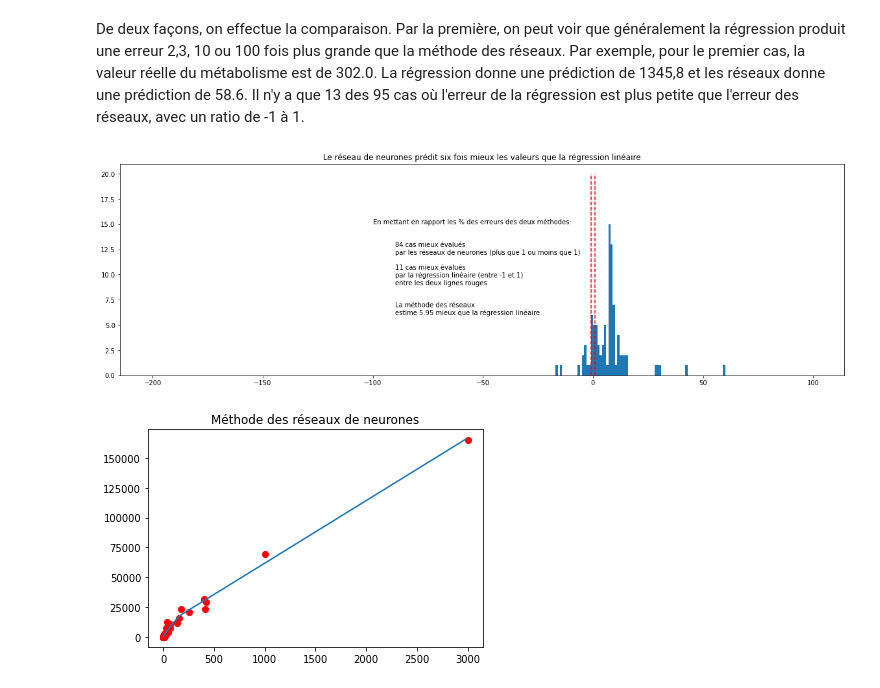
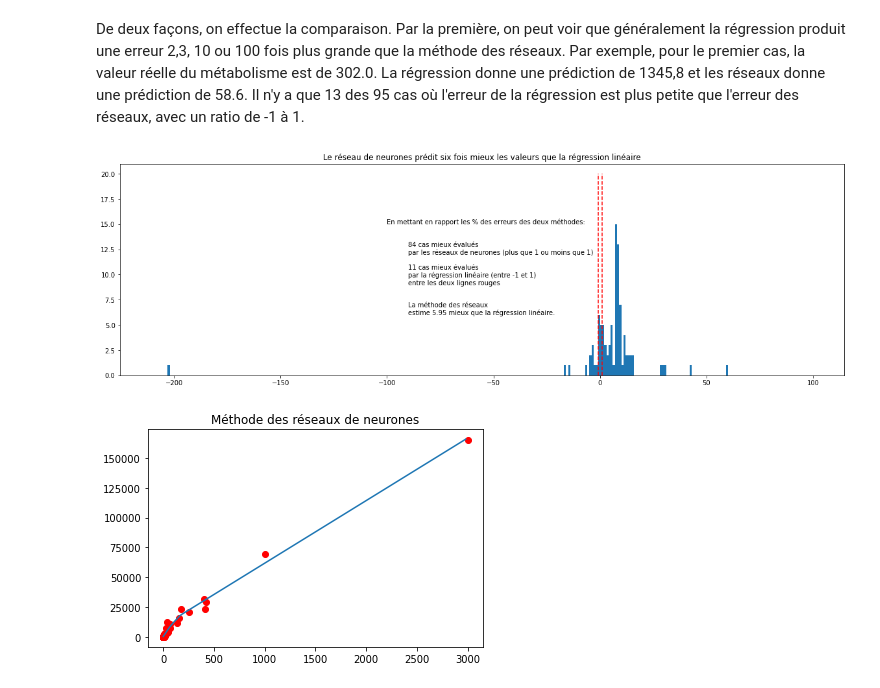
Before and after one commit to jhguay/base_ouverte, a Jupyter notebook: MataneLabo1_avecComparaisonRegressionv2.ipynb, the cells around one changed output. Cells and saved outputs as stored; diff of their text form; code cells hidden in the pictures.

```diff
--- a/MataneLabo1_avecComparaisonRegressionv2.ipynb
+++ b/MataneLabo1_avecComparaisonRegressionv2.ipynb
@@ -250,17 +250,17 @@ De deux façons, on effectue la comparaison.  Par la première, on peut voir que
 # %%
 #Représentation graphique
 fig, ax = plt.subplots(figsize=(20, 6))
-ax.hist(dfinal['Comparaison'].values, bins=range(-200,100,1))
+ax.hist(dfinal['Comparaison'].values, bins=range(-210,100,1))
 ax.vlines([-1,1], 0, 20, linestyles='dashed', colors='red')
 ax.text( -100,15,"En mettant en rapport les % des erreurs des deux méthodes:")
 ax.text( -90,12,"84 cas mieux évalués\npar les réseaux de neurones (plus que 1 ou moins que 1)")
 ax.text( -90,9,"11 cas mieux évalués\npar la régression linéaire (entre -1 et 1) \nentre les deux lignes rouges")
 ax.text( -90,6,"La méthode des réseaux\nestime "+str(round(dfinal['Comparaison'].values.mean(),2)) +" mieux que la régression linéaire.")
 plt.title("Le réseau de neurones prédit six fois mieux les valeurs que la régression linéaire")
 
 plt.show()
 # %% [output]
-[figure, old version]
+[figure, new version]
 # %%
 #Simulation des deux méthodes avec l'allure de la prédiction
 import matplotlib.pyplot as plt
```
